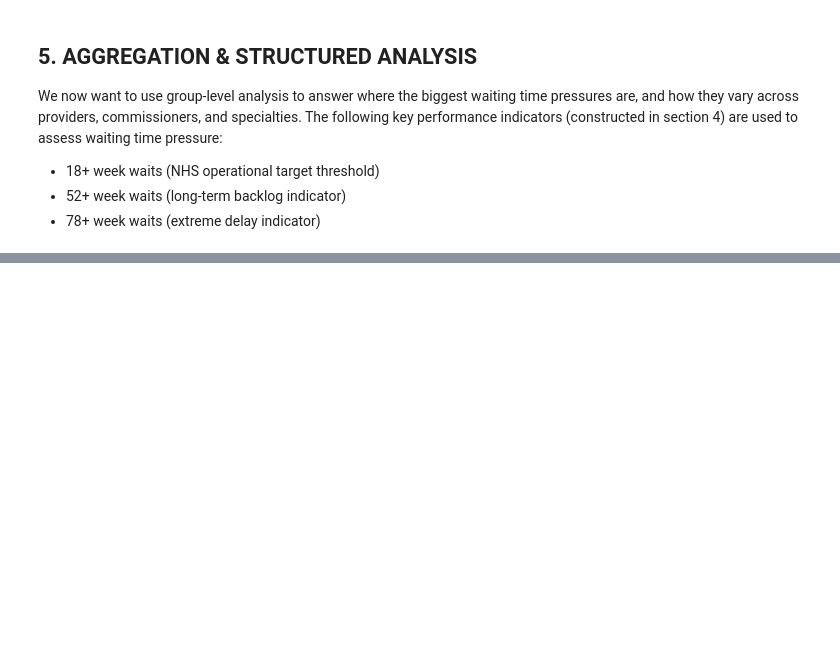
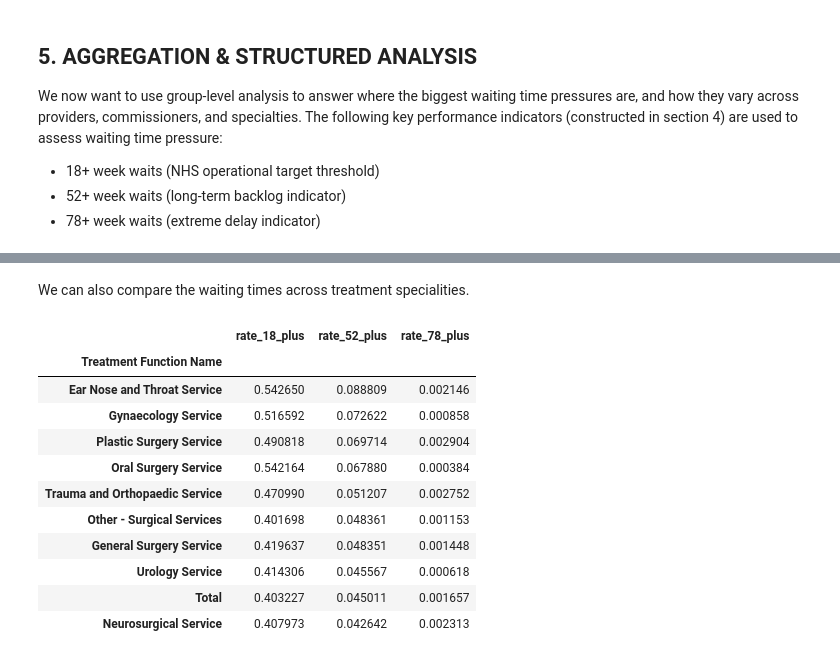
Before and after one commit to MeganRichards1/nhs-waiting-times-analysis, a Jupyter notebook: notebooks/project_analysis.ipynb, the cells around one changed output, grey strips where cells are left out. Saved outputs shown, nothing was run; the diff lists cells and outputs as text; code cells hidden in the pictures; blank space fills up the shorter version.

```diff
--- a/notebooks/project_analysis.ipynb
+++ b/notebooks/project_analysis.ipynb
@@ -449,0 +447,29 @@ provider_summary
+# %% [markdown]
+We can also compare the waiting times across treatment specialities.
+# %%
+specialty_summary = (
+    analysis_df
+    .groupby("Treatment Function Name")
+    [[
+        "rate_18_plus",
+        "rate_52_plus",
+        "rate_78_plus"
+    ]]
+    .mean()
+    .sort_values("rate_52_plus", ascending=False)
+)
+
+specialty_summary.head(10)
+# %% [output]
+|  | rate_18_plus | rate_52_plus | rate_78_plus |
+| Treatment Function Name |  |  |  |
+| Ear Nose and Throat Service | 0.542650 | 0.088809 | 0.002146 |
+| Gynaecology Service | 0.516592 | 0.072622 | 0.000858 |
+| Plastic Surgery Service | 0.490818 | 0.069714 | 0.002904 |
+| Oral Surgery Service | 0.542164 | 0.067880 | 0.000384 |
+| Trauma and Orthopaedic Service | 0.470990 | 0.051207 | 0.002752 |
+| Other - Surgical Services | 0.401698 | 0.048361 | 0.001153 |
+| General Surgery Service | 0.419637 | 0.048351 | 0.001448 |
+| Urology Service | 0.414306 | 0.045567 | 0.000618 |
+| Total | 0.403227 | 0.045011 | 0.001657 |
+| Neurosurgical Service | 0.407973 | 0.042642 | 0.002313 |
```
Also changed, not shown: parts of 47 cells of this notebook.
